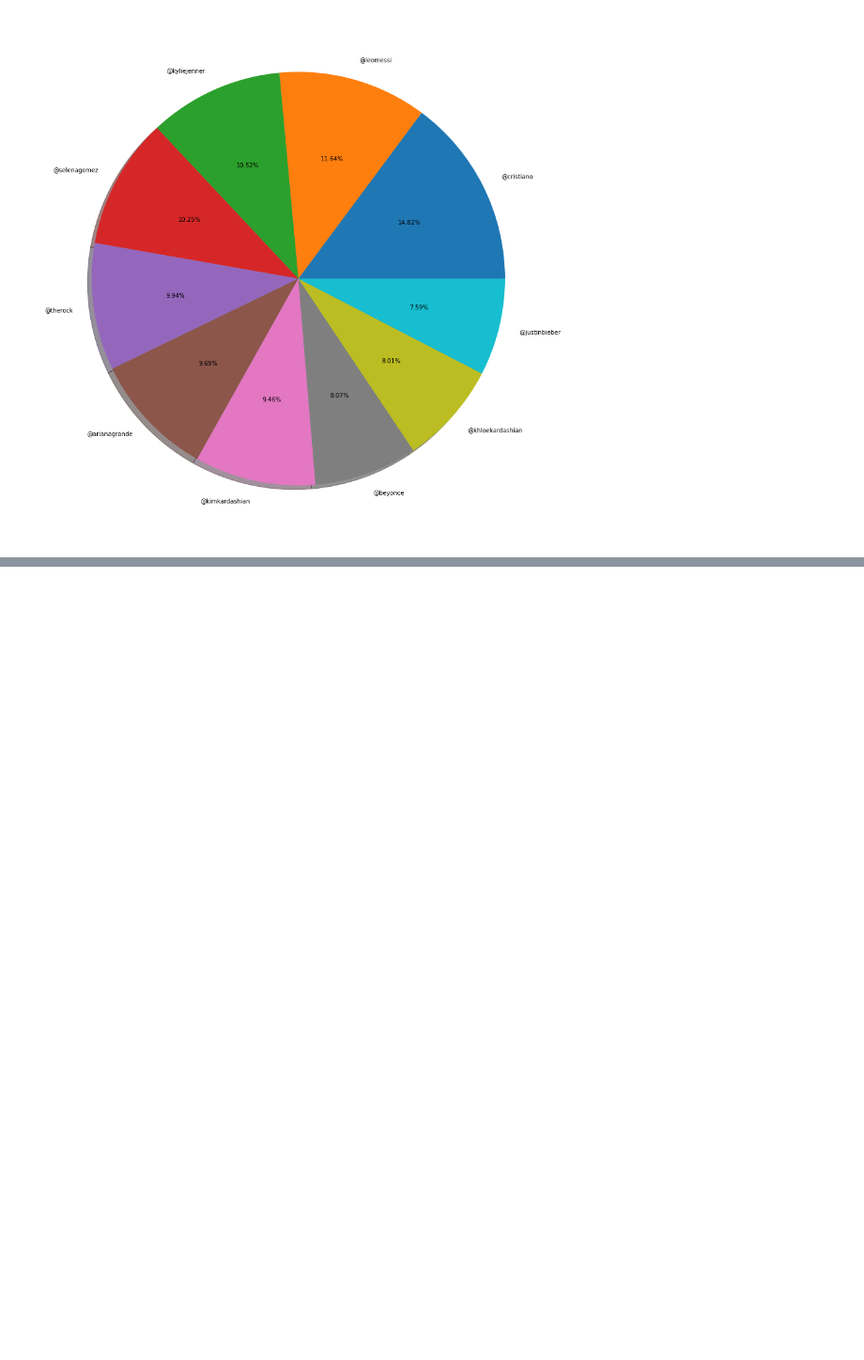
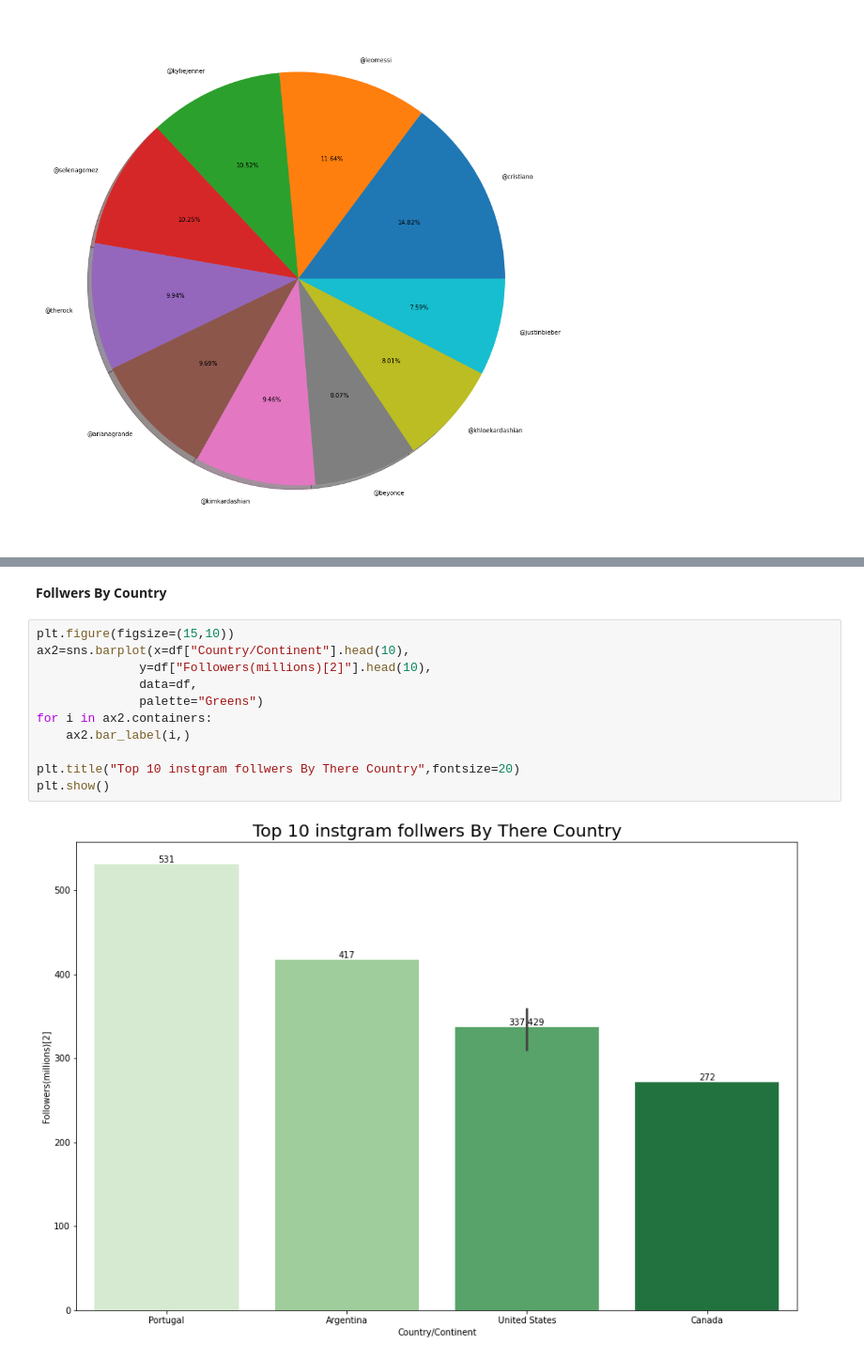
Before and after one commit to jarvis86/machine-learning, a Jupyter notebook: instagram1.ipynb, the cells around one changed output, grey strips where cells are left out. Shown: that part at 94% size. Drawn from its saved outputs; the diff is of its cells as text; blank space fills up the shorter version.

```diff
--- a/instagram1.ipynb
+++ b/instagram1.ipynb
@@ -87,0 +102,15 @@ plt.show()
+# %% [markdown]
+**Follwers By Country**
+# %%
+plt.figure(figsize=(15,10))
+ax2=sns.barplot(x=df["Country/Continent"].head(10),
+              y=df["Followers(millions)[2]"].head(10),
+              data=df,
+              palette="Greens")
+for i in ax2.containers:
+    ax2.bar_label(i,)
+
+plt.title("Top 10 instgram follwers By There Country",fontsize=20)
+plt.show()
+# %% [output]
+[figure, added]
```
Also changed, not shown: parts of 5 cells of this notebook.
